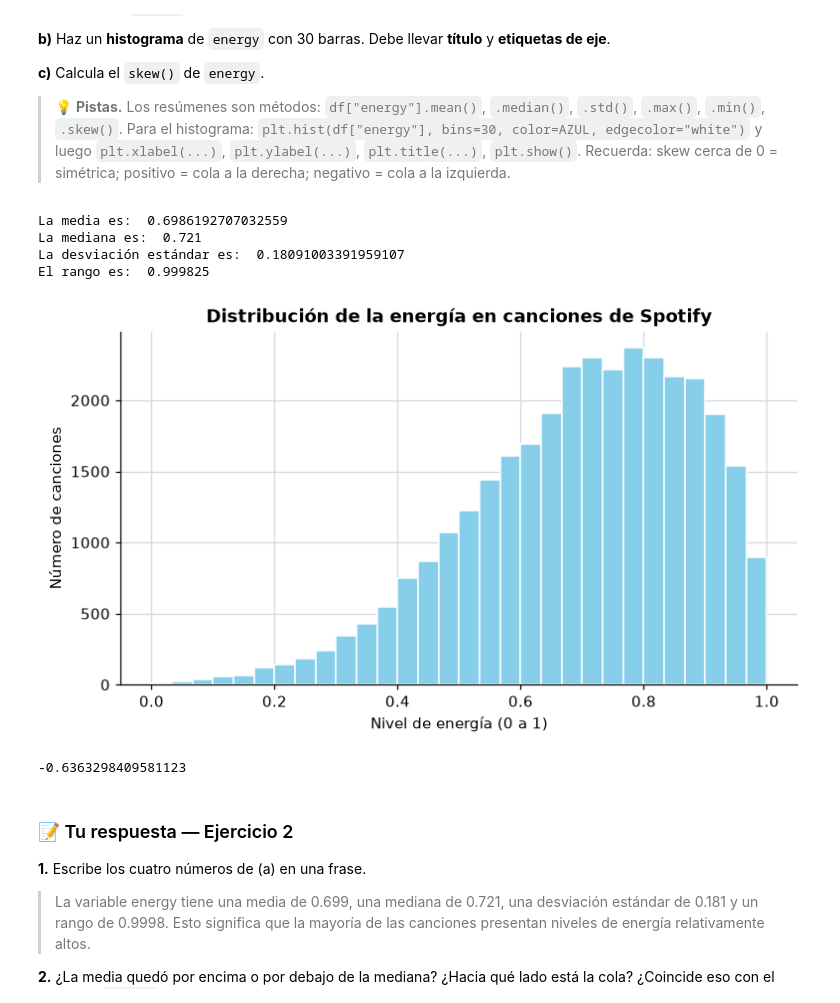
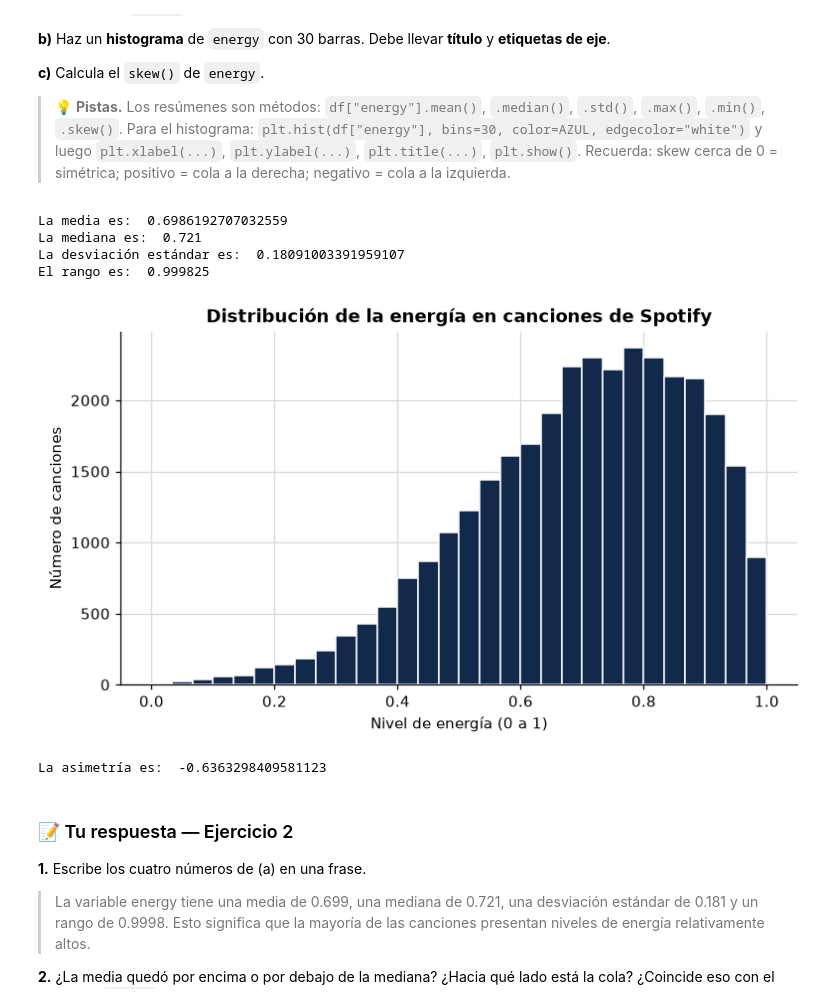
Before and after one commit to jeimyn2/S100, a Jupyter notebook: 01_problem_set.ipynb, the cells around one changed output. Saved outputs shown, nothing was run; the diff lists cells and outputs as text; code cells hidden in the pictures.

```diff
--- a/01_problem_set.ipynb
+++ b/01_problem_set.ipynb
@@ -186,38 +190,37 @@ Del Ejercicio 1 ya sabes qué contiene la tabla. Ahora nos concentramos en **una
 # %%
 # a) Media, mediana, desviación estándar y rango de energy
 media = df["energy"].mean()
 mediana = df["energy"].median()
 desv = df["energy"].std()
 rango = df["energy"].max() - df["energy"].min()
 
 
 print("La media es: ", media)
 print("La mediana es: ", mediana)
 print("La desviación estándar es: ", desv )
 print("El rango es: ", rango)
 
 
 
 # b) Histograma
 
-plt.hist(df["energy"], bins=30, color="skyblue", edgecolor="white")
+conteos, bins, patches =plt.hist(df["energy"], bins=30, color=AZUL, edgecolor="white")
 plt.xlabel("Nivel de energía (0 a 1)")
 plt.ylabel("Número de canciones")
 plt.title("Distribución de la energía en canciones de Spotify")
 plt.show()
 
-
 # c) Asimetría
 
 simetria = df["energy"].skew()
-print(simetria)
+print("La asimetría es: ", simetria)
 # %% [output]
 La media es:  0.6986192707032559
 La mediana es:  0.721
 La desviación estándar es:  0.18091003391959107
 El rango es:  0.999825
-[figure, old version]
+[figure, new version]
--0.6363298409581123
+La asimetría es:  -0.6363298409581123
 # %% [markdown]
 ### 📝 Tu respuesta — Ejercicio 2
 
```
Also changed, not shown: parts of 8 cells of this notebook.
